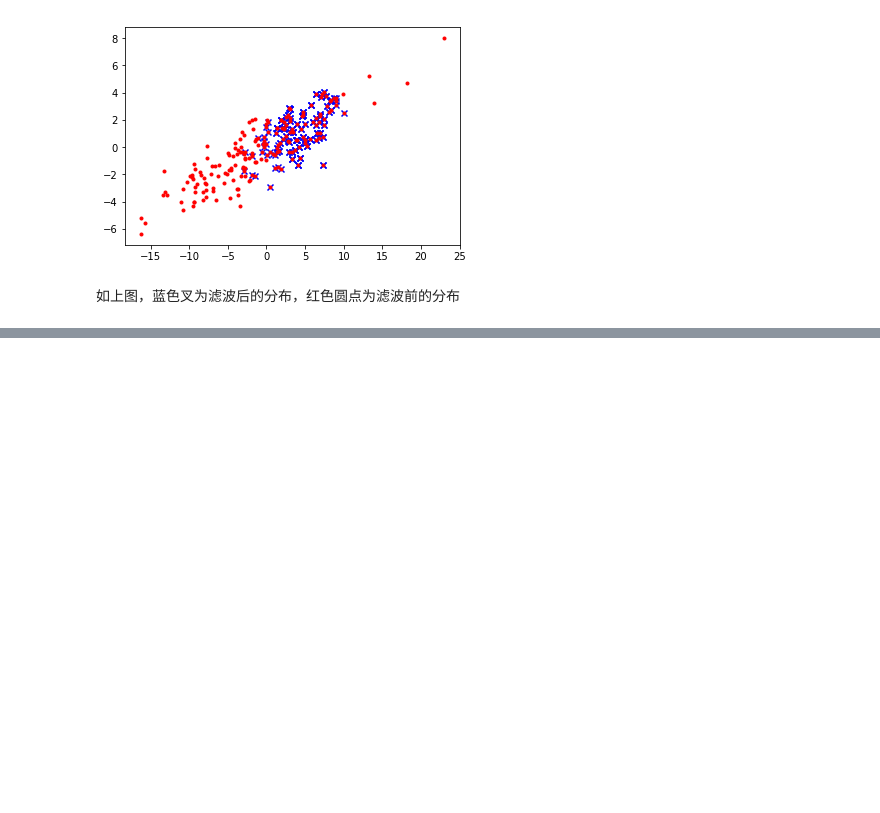
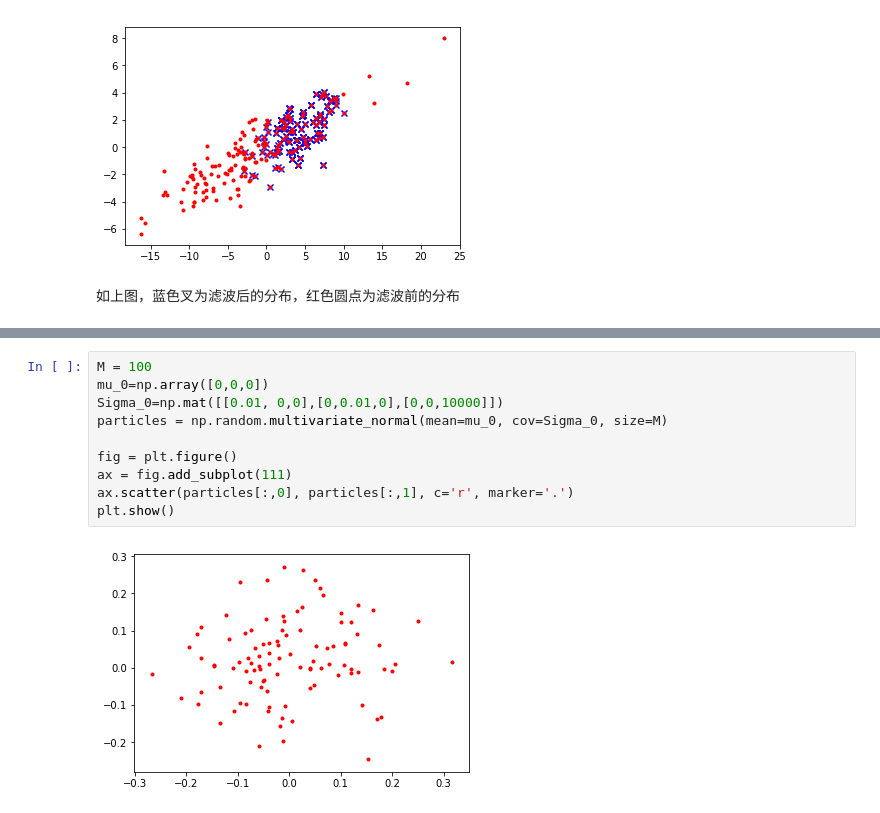
Before and after one commit to Yu-Xiaoxian/probabilistic_robotics_exercises, a Jupyter notebook: ch4_nonparametric_filters/第四章-非参数滤波.ipynb, the cells around one changed output, grey strips where cells are left out. Drawn from its saved outputs; the diff is of its cells as text; blank space fills up the shorter version.

```diff
--- a/ch4_nonparametric_filters/第四章-非参数滤波.ipynb
+++ b/ch4_nonparametric_filters/第四章-非参数滤波.ipynb
@@ -404,0 +411,12 @@ plt.show()
+# %%
+M = 100
+mu_0=np.array([0,0,0])
+Sigma_0=np.mat([[0.01, 0,0],[0,0.01,0],[0,0,10000]])
+particles = np.random.multivariate_normal(mean=mu_0, cov=Sigma_0, size=M)
+
+fig = plt.figure()
+ax = fig.add_subplot(111)
+ax.scatter(particles[:,0], particles[:,1], c='r', marker='.')
+plt.show()
+# %% [output]
+[figure, added]
```
Also changed, not shown: parts of 5 cells of this notebook.
